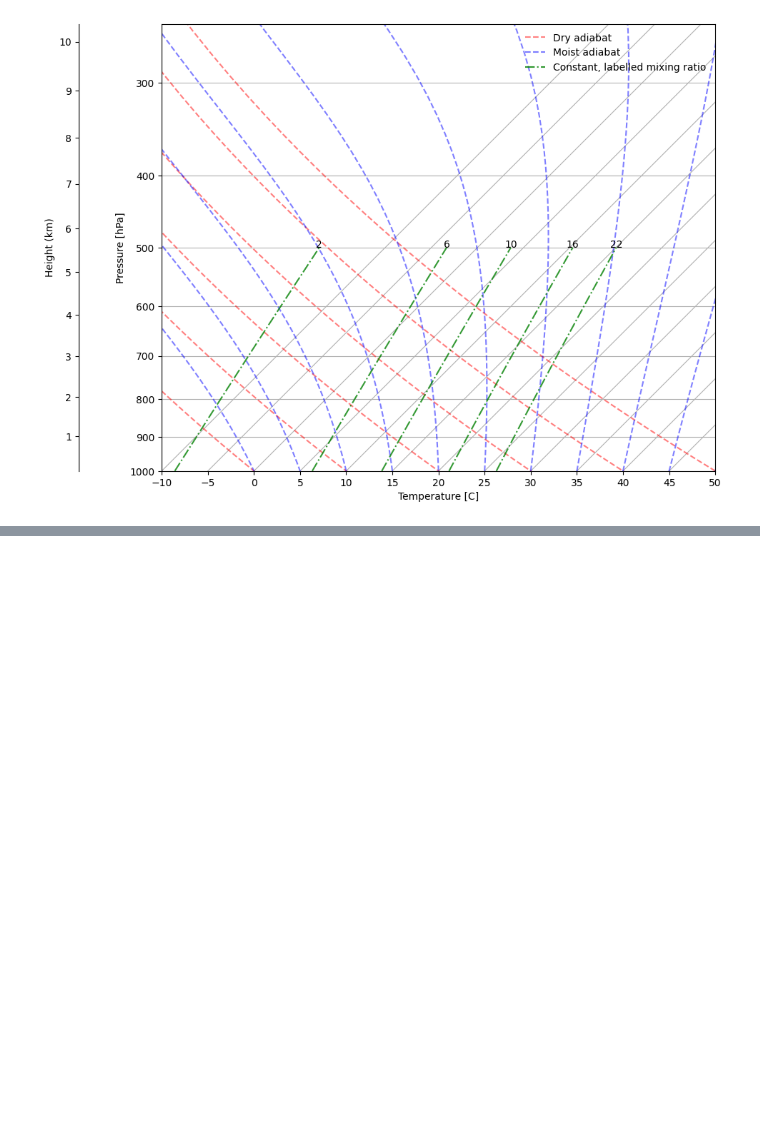
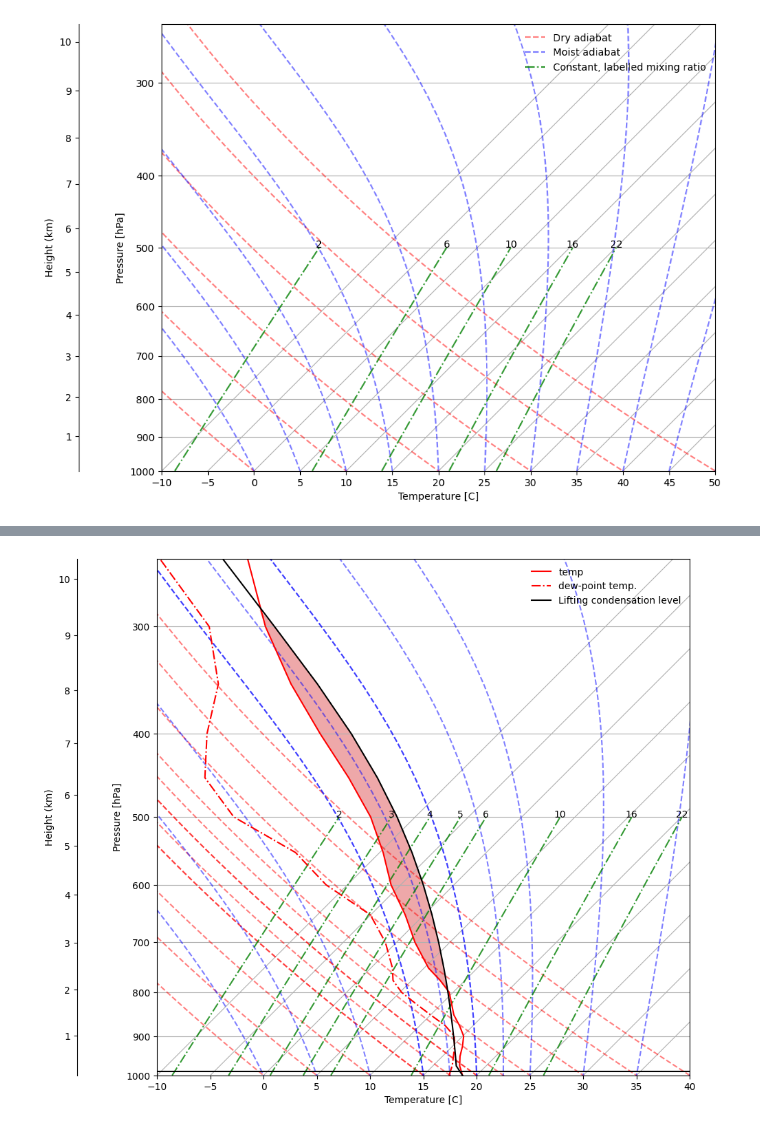
Before and after one commit to martinjanssens/metclim, a Jupyter notebook: metclim-jupyter-book/Exercises/Ex 2 - Thermodynamics.ipynb, the cells around one changed output, grey strips where cells are left out. Cells and saved outputs as stored; diff of their text form; code cells hidden in the pictures; blank space fills up the shorter version.

```diff
--- a/metclim-jupyter-book/Exercises/Ex 2 - Thermodynamics.ipynb
+++ b/metclim-jupyter-book/Exercises/Ex 2 - Thermodynamics.ipynb
@@ -63,0 +124,64 @@ plt.savefig('Exercises/Figures/skew-t-moist.pdf',bbox_inches='tight')
+# %%
+# Answer
+prof = mpcalc.parcel_profile(ds.pressure_level*units('hPa'),
+                             ds.t[0]*units('K'),
+                             ds.tdew[0]*units('K'))
+
+
+Tad = np.hstack((np.arange(T_trip, T_trip+45, 5), np.arange(T_trip+15, T_trip+25, 2.5)))
+
+fig = plt.figure()
+skew = SkewT(fig, rotation=45)
+skew.plot_dry_adiabats(Tad*units('K'))
+skew.plot_moist_adiabats(Tad*units('K'))
+skew.ax.set_xlabel('Temperature [C]')
+skew.ax.set_ylabel('Pressure [hPa]')
+skew.ax.set_ylim(1000, 250)
+
+skew.ax.set_xticks(np.arange(-10,55,5))
+secax = skew.ax.secondary_yaxis(-0.15,
+    functions=(
+        lambda p: mpcalc.pressure_to_height_std(units.Quantity(p, 'hPa')).m_as('km'),
+        lambda h: mpcalc.height_to_pressure_std(units.Quantity(h, 'km')).m
+    )
+)
+secax.yaxis.set_major_locator(plt.FixedLocator(np.arange(0,11,1)))
+secax.yaxis.set_minor_locator(plt.NullLocator())
+secax.yaxis.set_major_formatter(plt.ScalarFormatter())
+secax.set_ylabel('Height (km)')
+
+w = np.array([0.022, 0.016, 0.01, 0.006, 0.005, 0.004, 0.003, 0.002])[:, None] * units('g/g')
+p = units.hPa * np.linspace(1000, 500, 7)
+skew.plot_mixing_lines(mixing_ratio=w, pressure=p, color='darkseagreen', linestyle='-.')
+
+# Label
+for val in w.flatten():
+    top_p = p[-1]
+    dewpt = mpcalc.dewpoint(mpcalc.vapor_pressure(top_p, val))
+    skew.ax.text(dewpt, top_p, str(int(val.to('g/kg').m)),
+                 horizontalalignment='center')
+# skew.ax.legend(frameon=False)
+fig.set_size_inches(10,10)
+
+# Plot sounding
+skew.plot(ds.pressure_level, ds.t-273.15, c='red', label='temp')
+skew.plot(ds.pressure_level, ds.tdew-273.65, c='red', linestyle='-.', label='dew-point temp.')
+
+# Plot parcel and CAPE
+skew.plot(ds.pressure_level, prof.values-273.15, c='k')
+skew.shade_cape(ds.pressure_level*units('hPa'),
+                (ds.t.values-273.15)*units('degC'),
+                (prof.values-273.15)*units('degC'))
+
+skew.ax.set_xlim(-10, 40)
+plt.savefig('Figures/skew-t-moist-val-ans.pdf',bbox_inches='tight')
+
+lcl = mpcalc.lcl(ds.pressure_level[0]*units('hPa'),
+                 ds.t[0]*units('K'),
+                 ds.tdew[0]*units('K'))
+skew.ax.axhline(lcl[0], label='Lifting condensation level', c='black')
+
+skew.ax.legend(frameon=False)
+
+ds.sel(pressure_level=700).load()
+# %% [output]
@@ -63,0 +205 @@ plt.savefig('Exercises/Figures/skew-t-moist.pdf',bbox_inches='tight')
+[figure, added]
```
Also changed, not shown: parts of 5 cells of this notebook, 2 other files.
